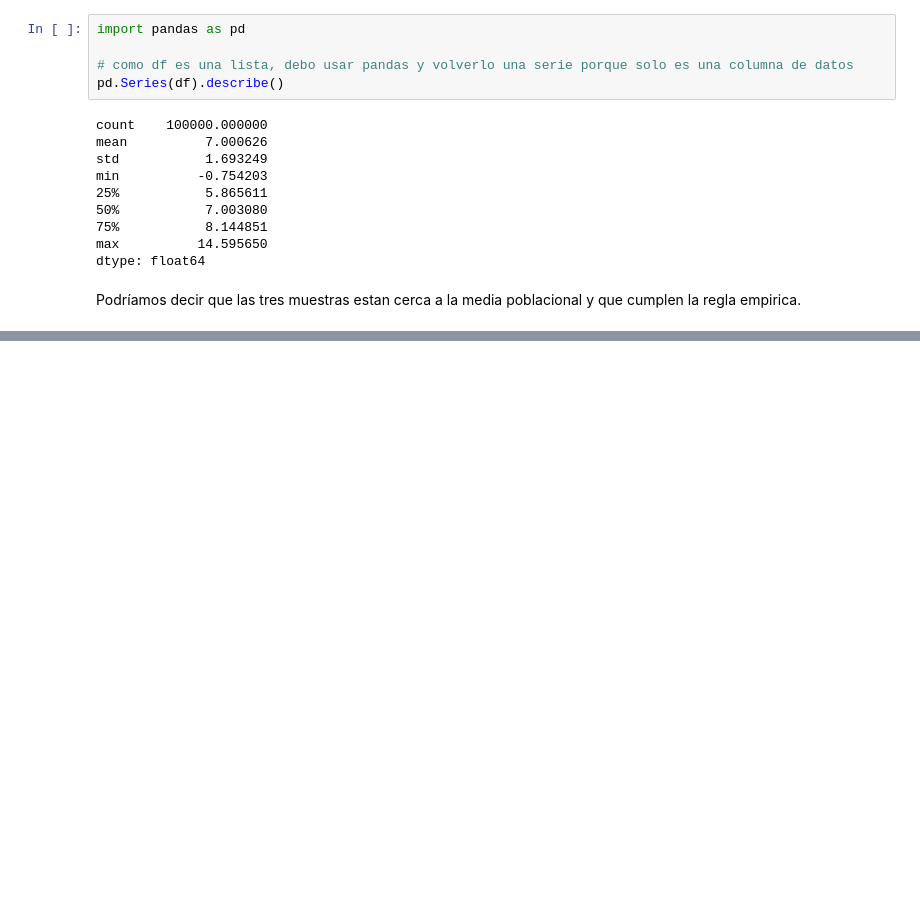
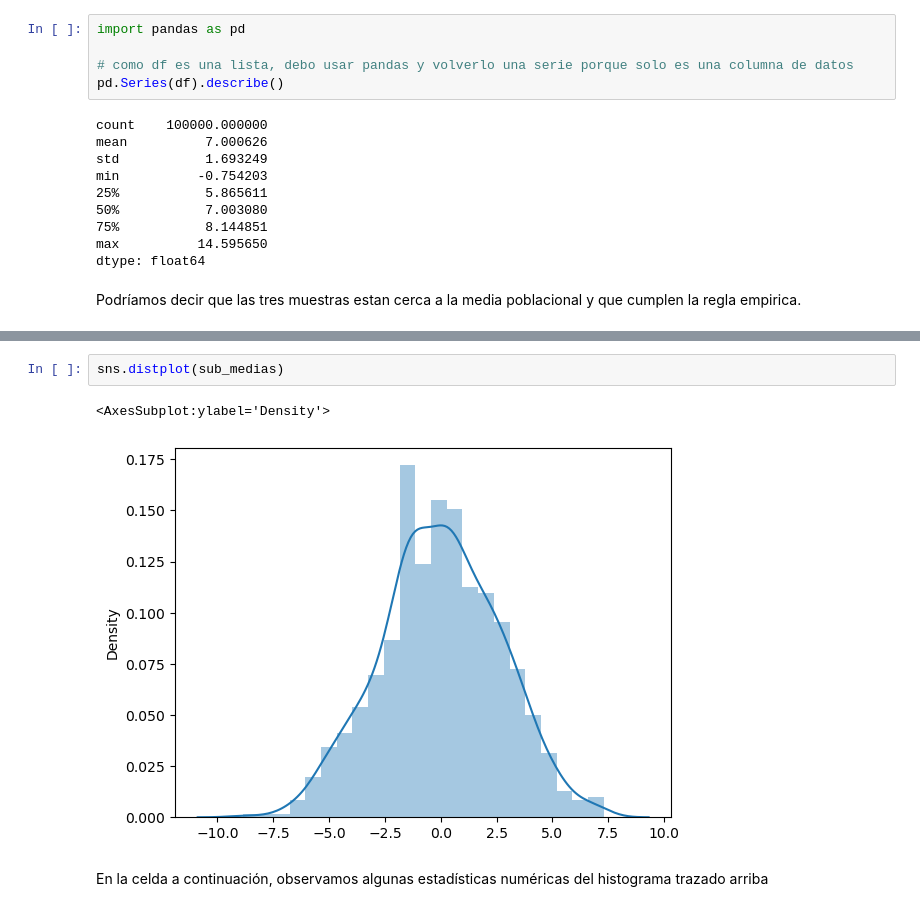
Before and after one commit to onavarrete04/Introduccion-Ciencia-Datos, a Jupyter notebook: 2023 - 1 PRACTICA - NHANES - DATOS UNIVARIADOS - MULTIVARIADOS.ipynb, the cells around one changed output, grey strips where cells are left out. Drawn from its saved outputs; the diff is of its cells as text; blank space fills up the shorter version.

```diff
--- a/2023 - 1 PRACTICA - NHANES - DATOS UNIVARIADOS - MULTIVARIADOS.ipynb
+++ b/2023 - 1 PRACTICA - NHANES - DATOS UNIVARIADOS - MULTIVARIADOS.ipynb
@@ -1840,0 +1879,7 @@ Podríamos decir que las tres muestras estan cerca a la media poblacional y que
+# %%
+sns.distplot(sub_medias)
+# %% [output]
+<AxesSubplot:ylabel='Density'>
+[figure, added]
+# %% [markdown]
+En la celda a continuación, observamos algunas estadísticas numéricas del histograma trazado arriba
```
Also changed, not shown: parts of 17 cells of this notebook.
